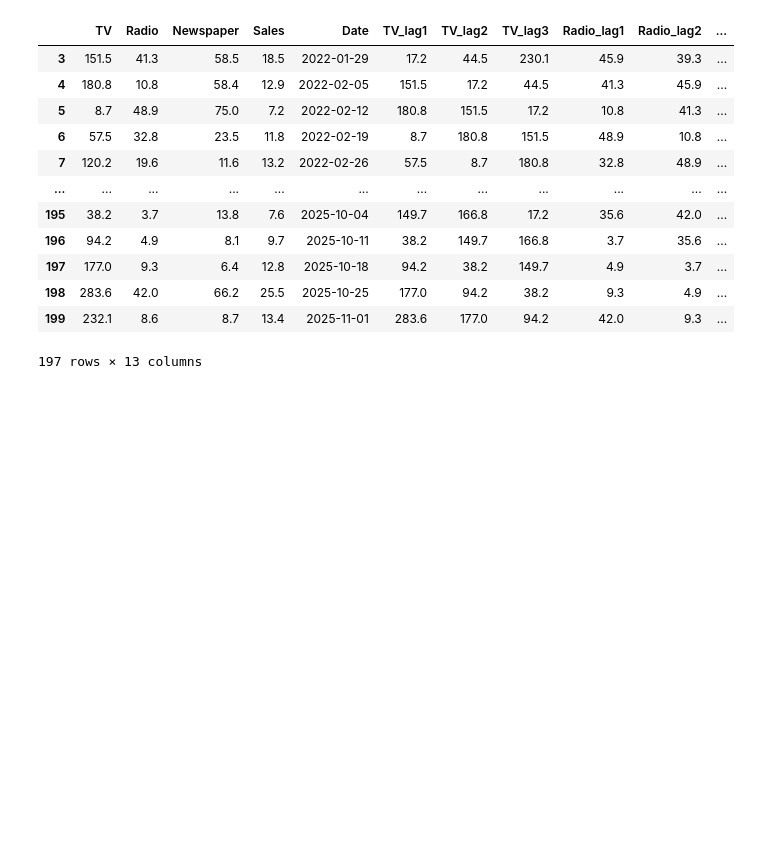
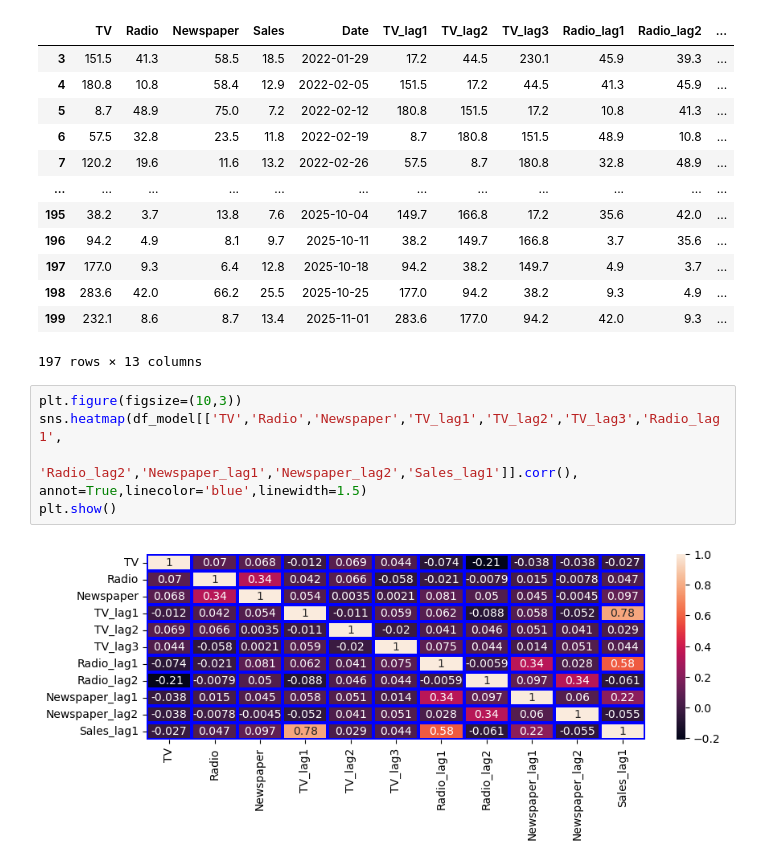
Before and after one commit to Rajdeep-personal/Practice-Market-Mix-Modelling, a Jupyter notebook: MMM_Practice.ipynb, the cells around one changed output. Drawn from its saved outputs; the diff is of its cells as text; blank space fills up the shorter version.

```diff
--- a/MMM_Practice.ipynb
+++ b/MMM_Practice.ipynb
@@ -1805,3 +1805,10 @@ df_model
 | 198 | 283.6 | 42.0 | 66.2 | 25.5 | 2025-10-25 | 177.0 | 94.2 | 38.2 | 9.3 | 4.9 | ... |
 | 199 | 232.1 | 8.6 | 8.7 | 13.4 | 2025-11-01 | 283.6 | 177.0 | 94.2 | 42.0 | 9.3 | ... |
 197 rows × 13 columns
+# %%
+plt.figure(figsize=(10,3))
+sns.heatmap(df_model[['TV','Radio','Newspaper','TV_lag1','TV_lag2','TV_lag3','Radio_lag1',
+                     'Radio_lag2','Newspaper_lag1','Newspaper_lag2','Sales_lag1']].corr(), annot=True,linecolor='blue',linewidth=1.5)
+plt.show()
+# %% [output]
+[figure, added]
```
Also changed, not shown: parts of 12 cells of this notebook.
